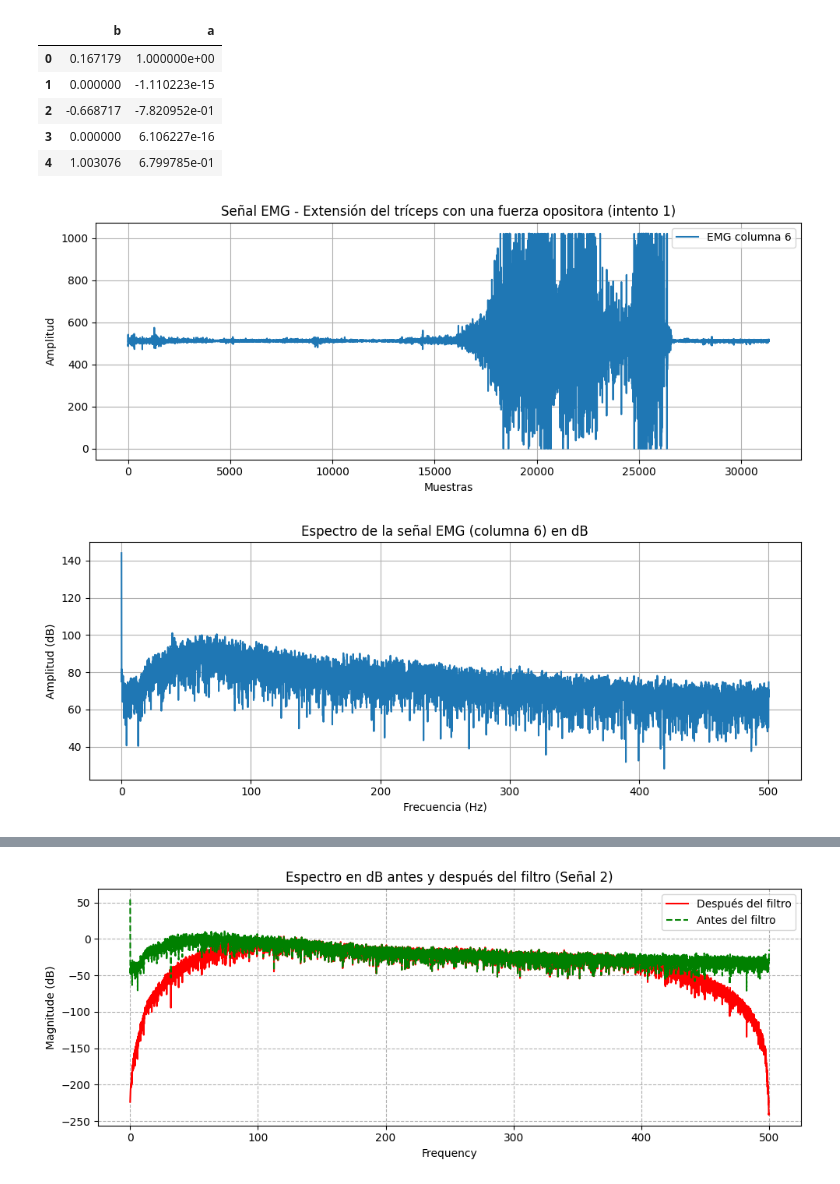
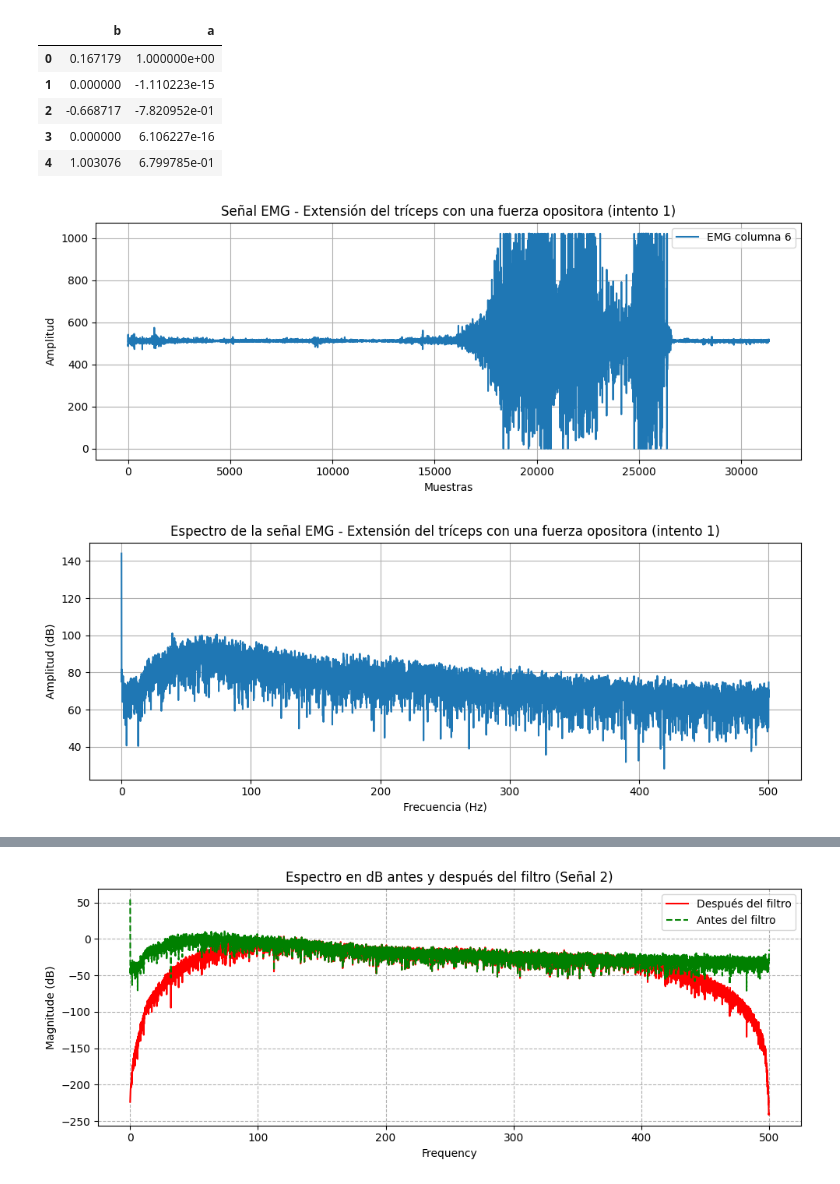
Before and after one commit to PamelaVilchez/GRUPO-08-ISB-2025-II, a Jupyter notebook: Laboratorios/Laboratorio 6 - Filtros/EMG_1.ipynb, the cells around one changed output, grey strips where cells are left out. Drawn from its saved outputs; the diff is of its cells as text; code cells hidden in the pictures.

```diff
--- a/Laboratorios/Laboratorio 6 - Filtros/EMG_1.ipynb
+++ b/Laboratorios/Laboratorio 6 - Filtros/EMG_1.ipynb
@@ -33,35 +33,35 @@ plt.plot(emg_signal, label="EMG columna 6")
 plt.title("Señal EMG - Extensión del tríceps con una fuerza opositora (intento 1)")
 plt.xlabel("Muestras")
 plt.ylabel("Amplitud")
 plt.legend()
 plt.grid(True)
 plt.tight_layout()
 plt.show()
 
 
 # Parámetros de muestreo
 fs = 1000  # Hz (ajusta según tu adquisición)
 
 # FFT
 n = len(emg_signal)
 frequencies1 = np.fft.rfftfreq(n, d=1/fs)
 spectrum1 = np.abs(np.fft.rfft(emg_signal))
 
 # Conversión a decibelios
 spectrum_db_1 = 20 * np.log10(spectrum1 + 1e-12)  # 1e-12 evita log(0)
 
 # Graficar en dB
 plt.figure(figsize=(10, 4))
 plt.plot(frequencies1, spectrum_db_1)
-plt.title("Espectro de la señal EMG (columna 6) en dB")
+plt.title("Espectro de la señal EMG - Extensión del tríceps con una fuerza opositora (intento 1)")
 plt.xlabel("Frecuencia (Hz)")
 plt.ylabel("Amplitud (dB)")
 plt.grid(True)
 plt.tight_layout()
 plt.show()
 # %% [output]
 [figure]
-[figure, old version]
+[figure, new version]
 # %%
 # Cargar todo el archivo 2
 data = np.loadtxt("EMG_02_MOV2.txt")
```
Also changed, not shown: parts of 2 cells of this notebook.
